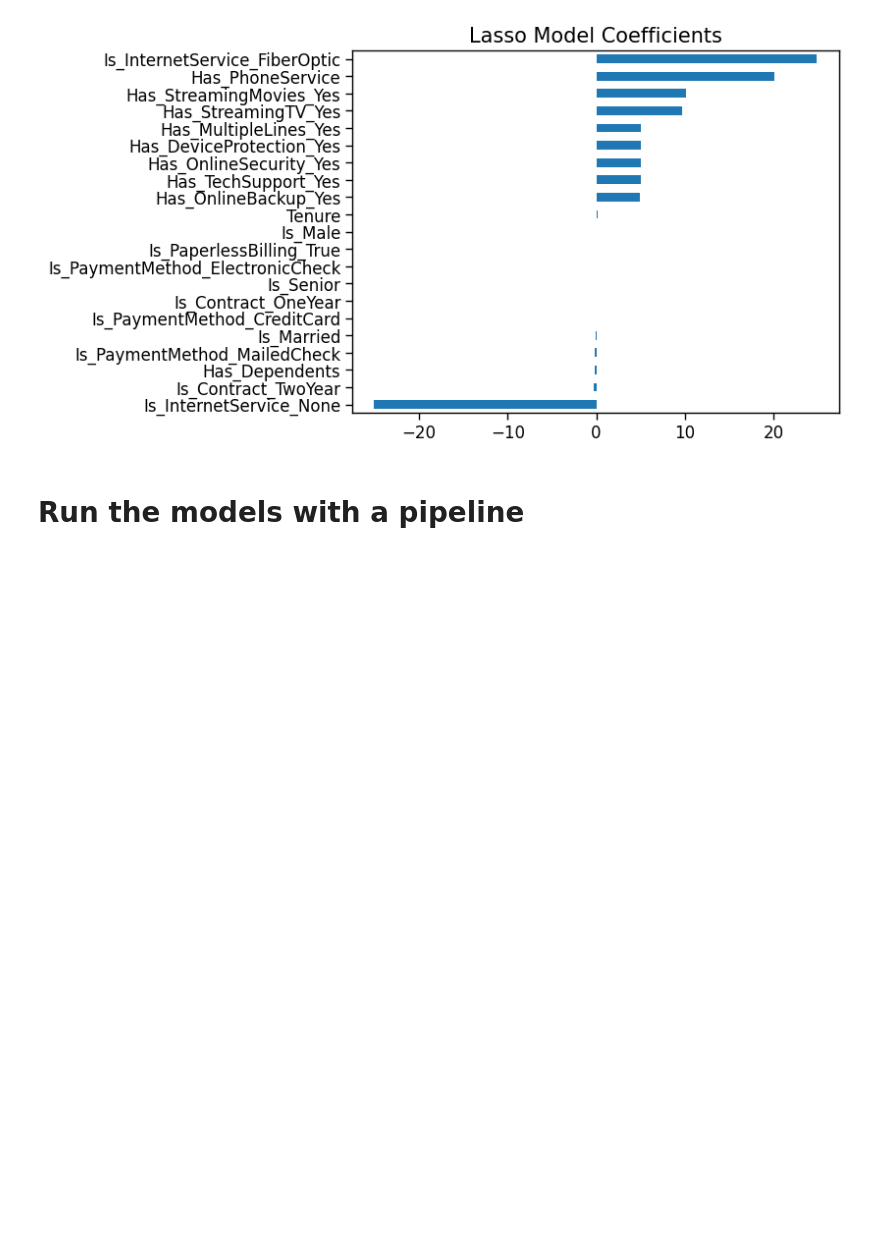
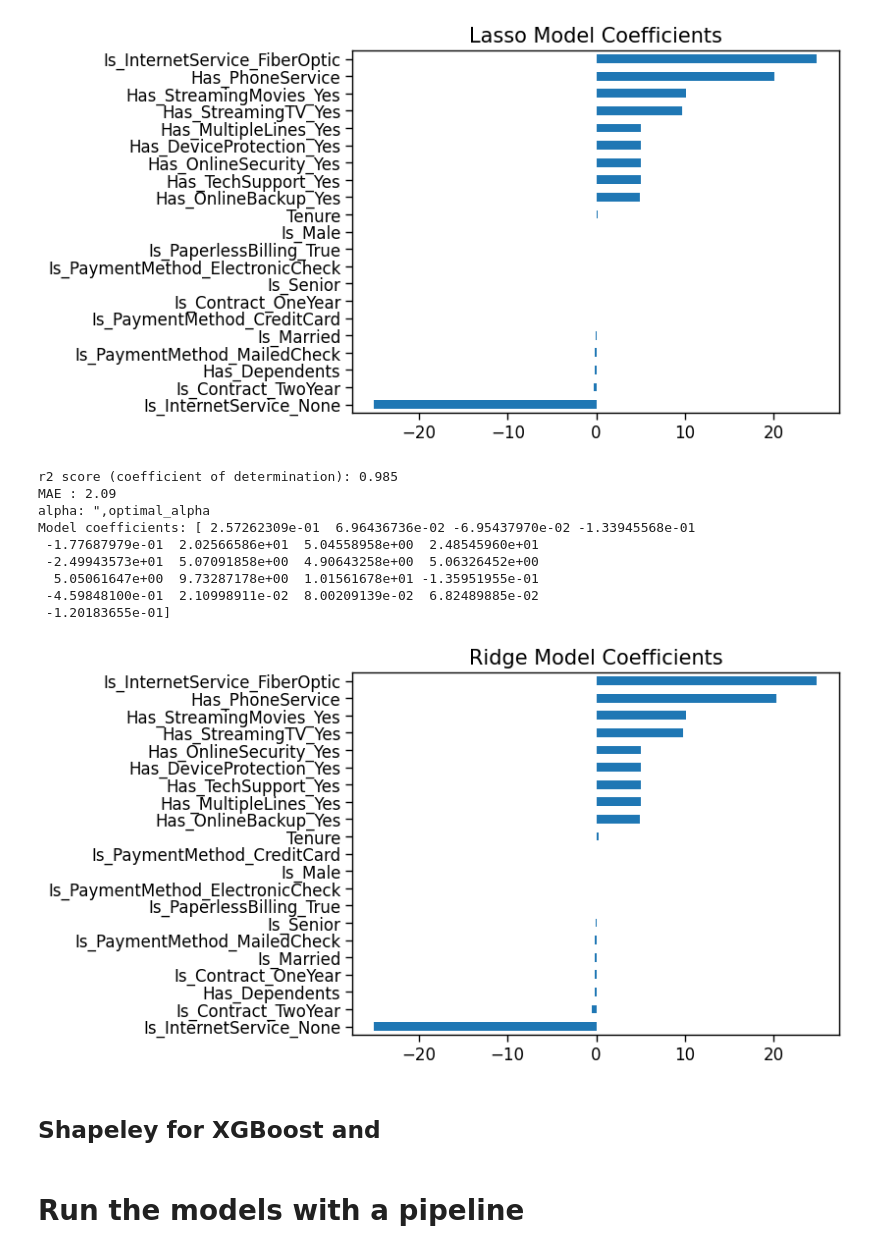
Before and after one commit to kitlapp/Telco_ML, a Jupyter notebook: Regression_ML.ipynb, the cells around one changed output. Drawn from its saved outputs; the diff is of its cells as text; code cells hidden in the pictures; blank space fills up the shorter version.

```diff
--- a/Regression_ML.ipynb
+++ b/Regression_ML.ipynb
@@ -537,6 +539,41 @@ Model coefficients: [ 2.07421273e-01  2.69308407e-02 -0.00000000e+00 -9.45642045
  -2.66017702e-01  6.99562755e-03  0.00000000e+00  6.26360810e-03
  -1.27895330e-01]
 [figure]
+# %%
+#Ridge Regression--------------------------------------------------------------
+ridgeCV_model = RidgeCV(alphas=np.logspace(-6, 6, 13), scoring='r2', cv=10)
+ridgeCV_model.fit(X_train, y_train)
+optimal_alpha = ridgeCV_model.alpha_
+#
+ridge_regr = Ridge(alpha = optimal_alpha)
+ridge_regr.fit(X_train, y_train)
+y_pred = ridge_regr.predict(X_test)
+
+print('r2 score (coefficient of determination): '+str(round(r2_score(y_test, y_pred),3)))
+print('MAE : ' +str(round(mean_absolute_error(y_test, y_pred),3)))
+print('alpha: ",optimal_alpha')
+#
+print('Model coefficients:', ridge_regr.coef_)
+#extract the coefficients
+coef_lasso = pd.DataFrame({"var": X_train.columns,
+                           "coef":ridge_regr.coef_})
+
+coef = pd.Series(ridge_regr.coef_, X_train.columns).sort_values()
+coef.plot(kind='barh', title='Ridge Model Coefficients')
+plt.show()
+# %% [output]
+r2 score (coefficient of determination): 0.985
+MAE : 2.09
+alpha: ",optimal_alpha
+Model coefficients: [ 2.57262309e-01  6.96436736e-02 -6.95437970e-02 -1.33945568e-01
+ -1.77687979e-01  2.02566586e+01  5.04558958e+00  2.48545960e+01
+ -2.49943573e+01  5.07091858e+00  4.90643258e+00  5.06326452e+00
+  5.05061647e+00  9.73287178e+00  1.01561678e+01 -1.35951955e-01
+ -4.59848100e-01  2.10998911e-02  8.00209139e-02  6.82489885e-02
+ -1.20183655e-01]
+[figure, added]
+# %% [markdown]
+## Shapeley for XGBoost and
 # %% [markdown]
 # Run the models with a pipeline
 # %%
```
Also changed, not shown: parts of 3 cells of this notebook.
